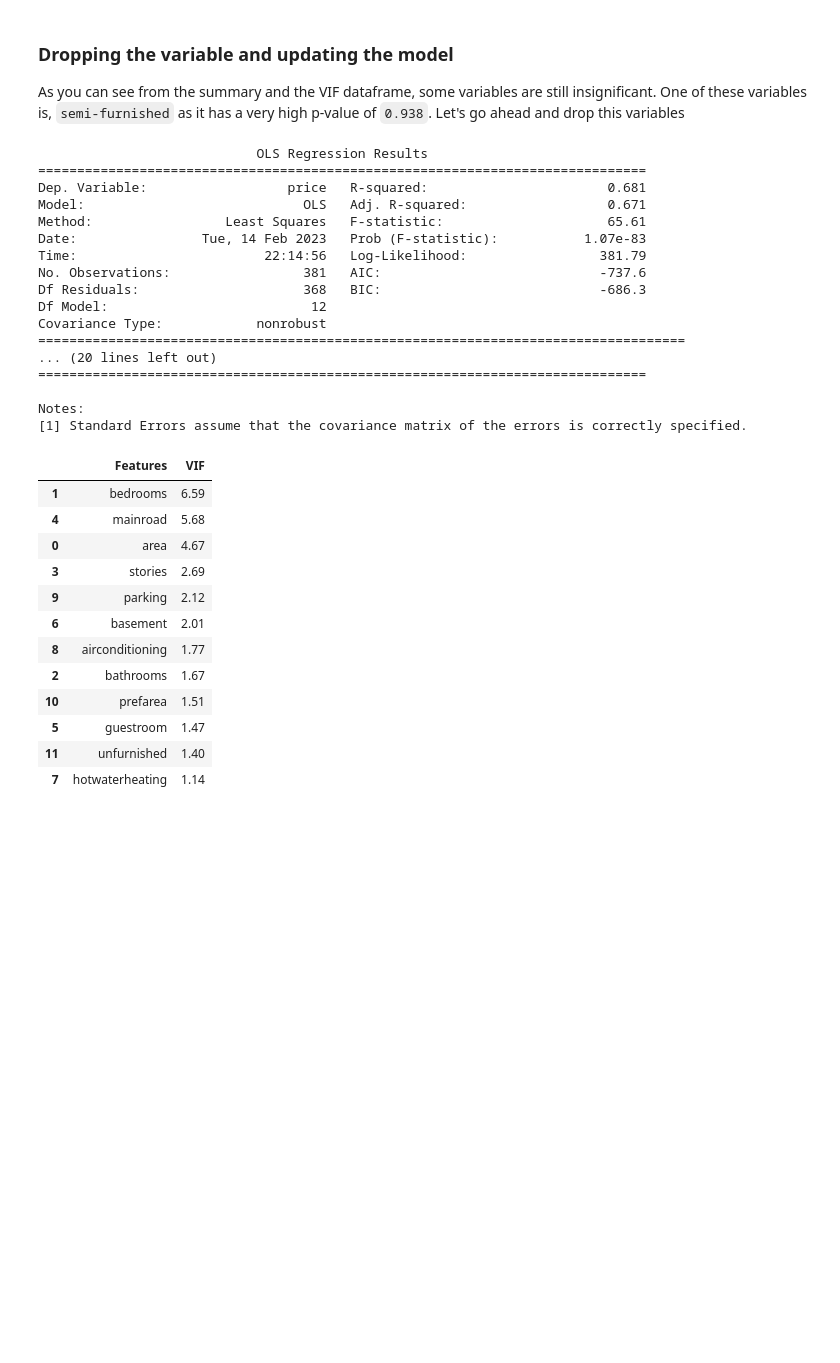
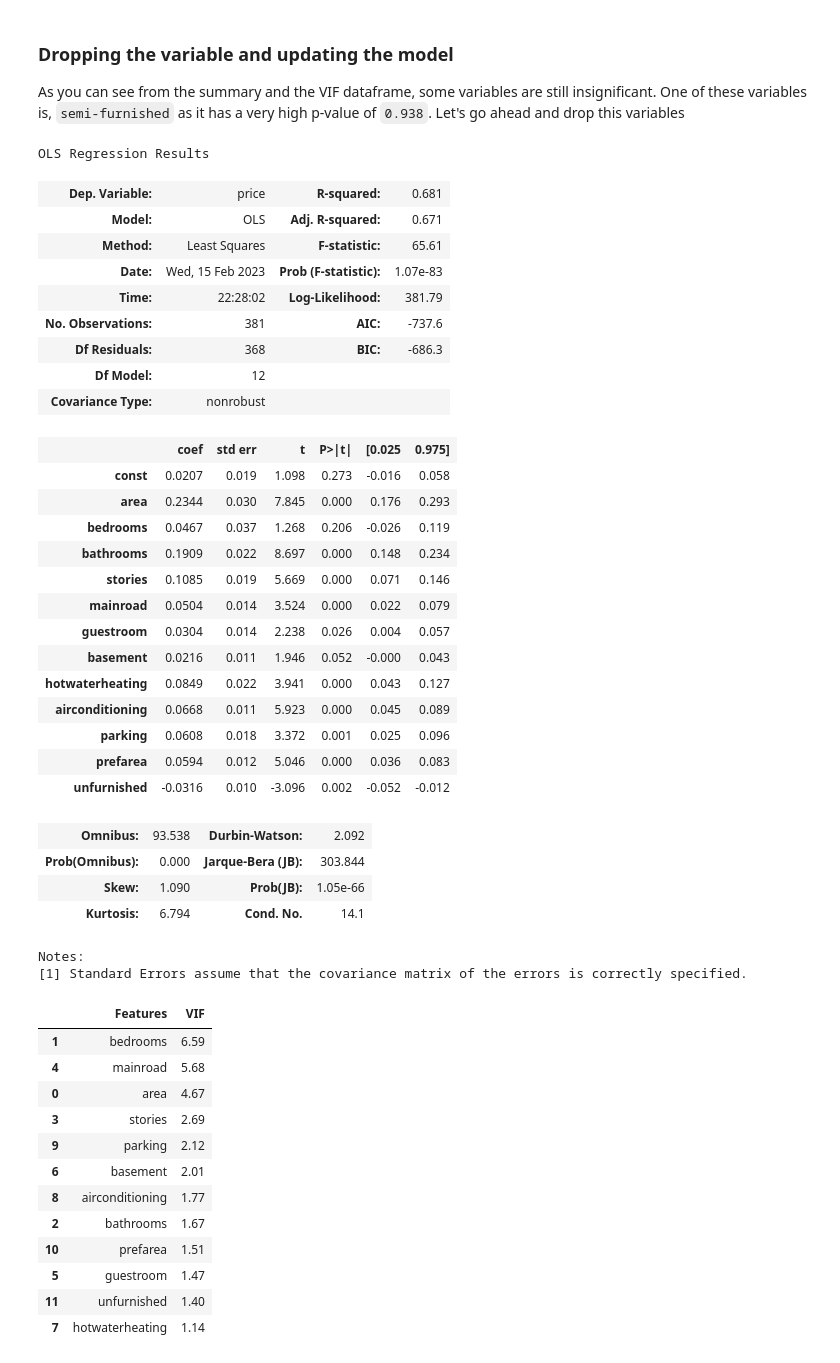
Before and after one commit to saishankar2748/python_machine_learning, a Jupyter notebook: Multiple+Linear+Regression+-+Housing+Case+Study.ipynb, the cells around one changed output. Cells and saved outputs as stored; diff of their text form; code cells hidden in the pictures; blank space fills up the shorter version.

```diff
--- a/Multiple+Linear+Regression+-+Housing+Case+Study.ipynb
+++ b/Multiple+Linear+Regression+-+Housing+Case+Study.ipynb
@@ -537,25 +555,38 @@ X_train_lm = sm.add_constant(X)
 lr_2 = sm.OLS(y_train, X_train_lm).fit()
 # %%
 # Print the summary of the model
-print(lr_2.summary())
+lr_2.summary()
 # %% [output]
-                            OLS Regression Results
-==============================================================================
-Dep. Variable:                  price   R-squared:                       0.681
-Model:                            OLS   Adj. R-squared:                  0.671
-Method:                 Least Squares   F-statistic:                     65.61
-Date:                Tue, 14 Feb 2023   Prob (F-statistic):           1.07e-83
-Time:                        22:14:56   Log-Likelihood:                 381.79
-No. Observations:                 381   AIC:                            -737.6
-Df Residuals:                     368   BIC:                            -686.3
-Df Model:                          12
-Covariance Type:            nonrobust
-===================================================================================
-... (20 lines left out)
-==============================================================================
-
-Notes:
-[1] Standard Errors assume that the covariance matrix of the errors is correctly specified.
+OLS Regression Results
+| Dep. Variable: | price | R-squared: | 0.681 |
+| Model: | OLS | Adj. R-squared: | 0.671 |
+| Method: | Least Squares | F-statistic: | 65.61 |
+| Date: | Wed, 15 Feb 2023 | Prob (F-statistic): | 1.07e-83 |
+| Time: | 22:28:02 | Log-Likelihood: | 381.79 |
+| No. Observations: | 381 | AIC: | -737.6 |
+| Df Residuals: | 368 | BIC: | -686.3 |
+| Df Model: | 12 |  |  |
+| Covariance Type: | nonrobust |  |  |
+|  | coef | std err | t | P>|t| | [0.025 | 0.975] |
+| const | 0.0207 | 0.019 | 1.098 | 0.273 | -0.016 | 0.058 |
+| area | 0.2344 | 0.030 | 7.845 | 0.000 | 0.176 | 0.293 |
+| bedrooms | 0.0467 | 0.037 | 1.268 | 0.206 | -0.026 | 0.119 |
+| bathrooms | 0.1909 | 0.022 | 8.697 | 0.000 | 0.148 | 0.234 |
+| stories | 0.1085 | 0.019 | 5.669 | 0.000 | 0.071 | 0.146 |
+| mainroad | 0.0504 | 0.014 | 3.524 | 0.000 | 0.022 | 0.079 |
+| guestroom | 0.0304 | 0.014 | 2.238 | 0.026 | 0.004 | 0.057 |
+| basement | 0.0216 | 0.011 | 1.946 | 0.052 | -0.000 | 0.043 |
+| hotwaterheating | 0.0849 | 0.022 | 3.941 | 0.000 | 0.043 | 0.127 |
+| airconditioning | 0.0668 | 0.011 | 5.923 | 0.000 | 0.045 | 0.089 |
+| parking | 0.0608 | 0.018 | 3.372 | 0.001 | 0.025 | 0.096 |
+| prefarea | 0.0594 | 0.012 | 5.046 | 0.000 | 0.036 | 0.083 |
+| unfurnished | -0.0316 | 0.010 | -3.096 | 0.002 | -0.052 | -0.012 |
+| Omnibus: | 93.538 | Durbin-Watson: | 2.092 |
+| Prob(Omnibus): | 0.000 | Jarque-Bera (JB): | 303.844 |
+| Skew: | 1.090 | Prob(JB): | 1.05e-66 |
+| Kurtosis: | 6.794 | Cond. No. | 14.1 |
+Notes:
+[1] Standard Errors assume that the covariance matrix of the errors is correctly specified.
 # %%
 # Calculate the VIFs again for the new model
 
```
Also changed, not shown: parts of 8 cells of this notebook.
